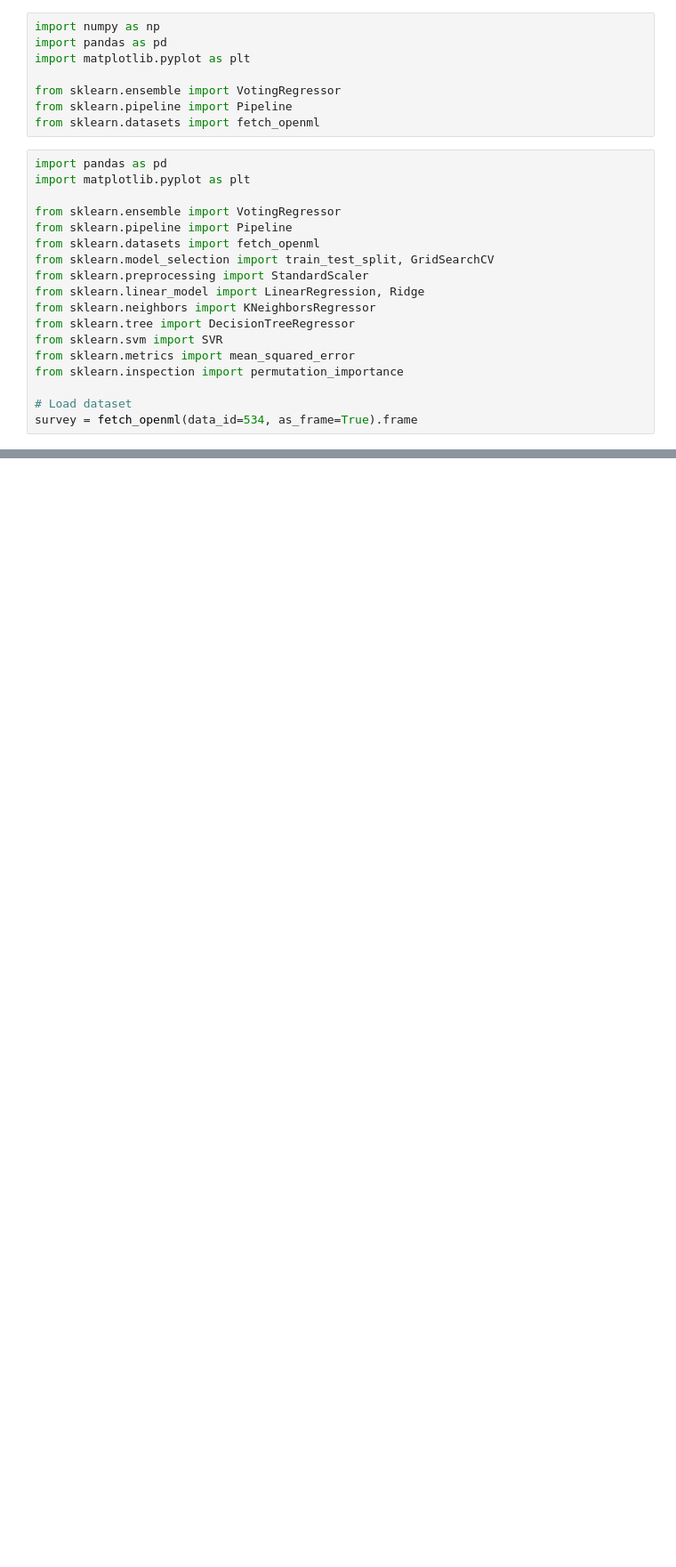
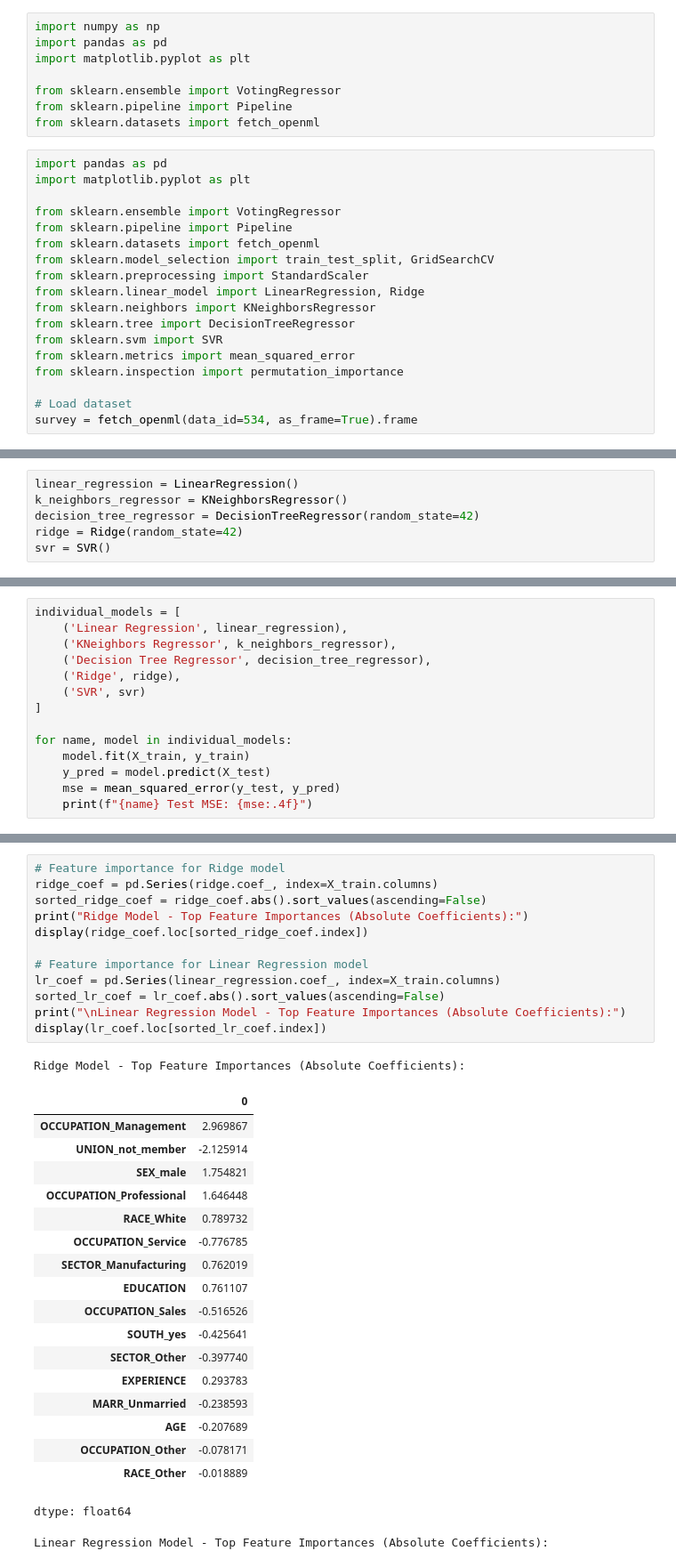
Before and after one commit to mobius29er/AIML_Class, a Jupyter notebook: try_it_20_1.ipynb, the cells around one changed output, grey strips where cells are left out. Shown at 89% size. Saved outputs shown, nothing was run; the diff lists cells and outputs as text; blank space fills up the shorter version.

```diff
--- a/try_it_20_1.ipynb
+++ b/try_it_20_1.ipynb
@@ -343,0 +170,6 @@ Higher importance values suggest that the feature is a stronger predictor of wag
+# %%
+linear_regression = LinearRegression()
+k_neighbors_regressor = KNeighborsRegressor()
+decision_tree_regressor = DecisionTreeRegressor(random_state=42)
+ridge = Ridge(random_state=42)
+svr = SVR()
@@ -343,0 +216,14 @@ Higher importance values suggest that the feature is a stronger predictor of wag
+# %%
+individual_models = [
+    ('Linear Regression', linear_regression),
+    ('KNeighbors Regressor', k_neighbors_regressor),
+    ('Decision Tree Regressor', decision_tree_regressor),
+    ('Ridge', ridge),
+    ('SVR', svr)
+]
+
+for name, model in individual_models:
+    model.fit(X_train, y_train)
+    y_pred = model.predict(X_test)
+    mse = mean_squared_error(y_test, y_pred)
+    print(f"{name} Test MSE: {mse:.4f}")
@@ -343,0 +295,33 @@ Higher importance values suggest that the feature is a stronger predictor of wag
+# %%
+# Feature importance for Ridge model
+ridge_coef = pd.Series(ridge.coef_, index=X_train.columns)
+sorted_ridge_coef = ridge_coef.abs().sort_values(ascending=False)
+print("Ridge Model - Top Feature Importances (Absolute Coefficients):")
+display(ridge_coef.loc[sorted_ridge_coef.index])
+
+# Feature importance for Linear Regression model
+lr_coef = pd.Series(linear_regression.coef_, index=X_train.columns)
+sorted_lr_coef = lr_coef.abs().sort_values(ascending=False)
+print("\nLinear Regression Model - Top Feature Importances (Absolute Coefficients):")
+display(lr_coef.loc[sorted_lr_coef.index])
+# %% [output]
+Ridge Model - Top Feature Importances (Absolute Coefficients):
+|  | 0 |
+| OCCUPATION_Management | 2.969867 |
+| UNION_not_member | -2.125914 |
+| SEX_male | 1.754821 |
+| OCCUPATION_Professional | 1.646448 |
+| RACE_White | 0.789732 |
+| OCCUPATION_Service | -0.776785 |
+| SECTOR_Manufacturing | 0.762019 |
+| EDUCATION | 0.761107 |
+| OCCUPATION_Sales | -0.516526 |
+| SOUTH_yes | -0.425641 |
+| SECTOR_Other | -0.397740 |
+| EXPERIENCE | 0.293783 |
+| MARR_Unmarried | -0.238593 |
+| AGE | -0.207689 |
+| OCCUPATION_Other | -0.078171 |
+| RACE_Other | -0.018889 |
+dtype: float64
+Linear Regression Model - Top Feature Importances (Absolute Coefficients):
```
Also changed, not shown: parts of 59 cells of this notebook.
